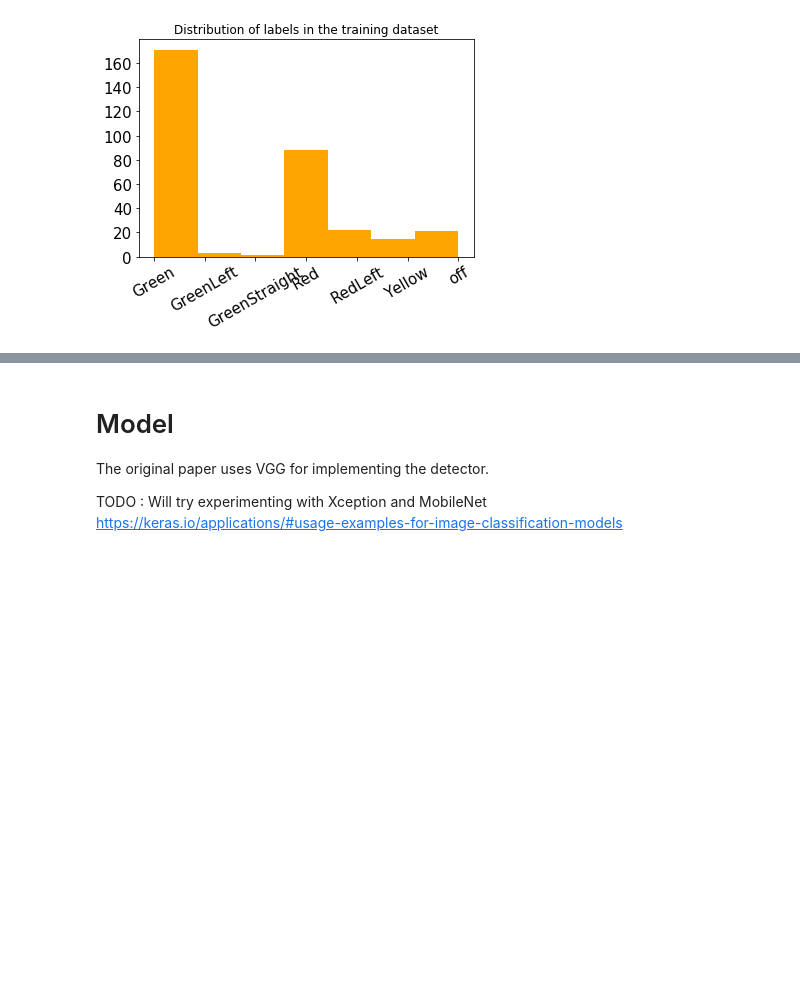
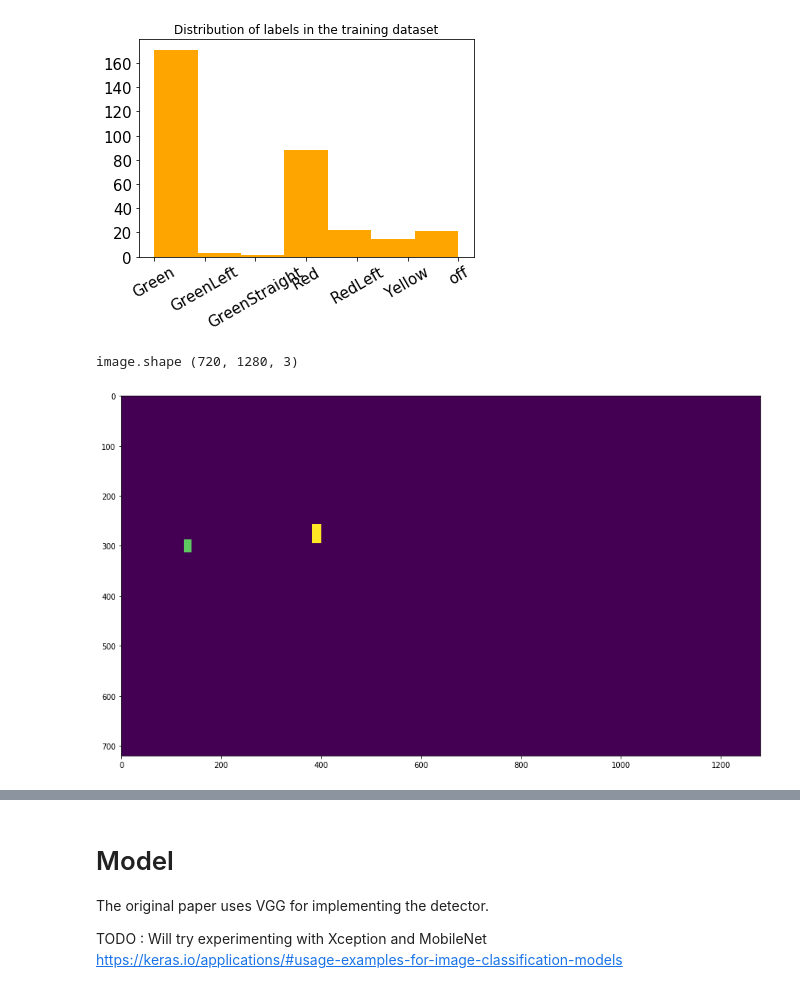
Before and after one commit to rdjondo/SimplisticSSD, a Jupyter notebook: MySSD_experiment.ipynb, the cells around one changed output, grey strips where cells are left out. Drawn from its saved outputs; the diff is of its cells as text; code cells hidden in the pictures; blank space fills up the shorter version.

```diff
--- a/MySSD_experiment.ipynb
+++ b/MySSD_experiment.ipynb
@@ -159,17 +162,17 @@ plt.show()
 
 light_label_list = list()
 
+# Gather all labels in dataset
 for image_data in image_db:
     for box in image_data['boxes']:
         light_label_list.append(box['label'])
 
-#What is the distribution of the data in the training file (per label)
 
 from sklearn import preprocessing
-le = preprocessing.LabelEncoder()
-le.fit(light_label_list)
-y = le.transform(light_label_list)
-labels = le.classes_
+label_encoder = preprocessing.LabelEncoder()
+label_encoder.fit(light_label_list)
+y = label_encoder.transform(light_label_list)
+labels = label_encoder.classes_
 print('Label lists', list(labels))
 
 hist_xticks = [ '{}'.format(l) for l in labels.tolist() ]
@@ -188,3 +191,25 @@ plt.show()
 Label lists ['Green', 'GreenLeft', 'GreenStraight', 'Red', 'RedLeft', 'Yellow', 'off']
 ['Green', 'GreenLeft', 'GreenStraight', 'Red', 'RedLeft', 'Yellow', 'off']
 [figure]
+# %%
+
+def segment_image(image_element, image, label_encoder):
+    # Creating gray image (1 channel)
+    segmented_image = np.zeros(image.shape[:2], dtype=np.uint8)
+    for box in image_element['boxes'] :
+        colour_selected = label_encoder.transform([box['label'],])
+        pts = np.array([ [ box['x_min'] , box['y_min'] ] ,
+                         [ box['x_max'] , box['y_min'] ] ,
+                         [ box['x_max'] , box['y_max'] ] ,
+                         [ box['x_min'] , box['y_max'] ]  ] , dtype=np.int32)
+        cv2.fillConvexPoly (segmented_image, pts, int(colour_selected))
+    return segmented_image
+
+print('image.shape', image.shape)
+segmented_image = segment_image(image_element, image, label_encoder)
+plt.figure(figsize=(15,15))
+plt.imshow( segmented_image )
+plt.show()
+# %% [output]
+image.shape (720, 1280, 3)
+[figure, added]
```
Also changed, not shown: parts of 18 cells of this notebook.
